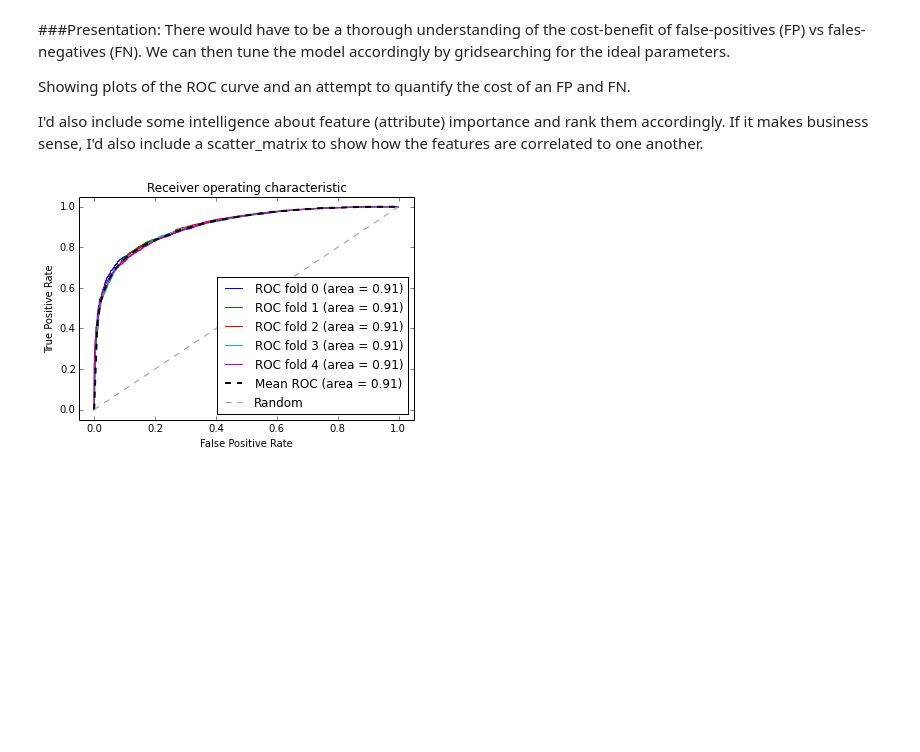
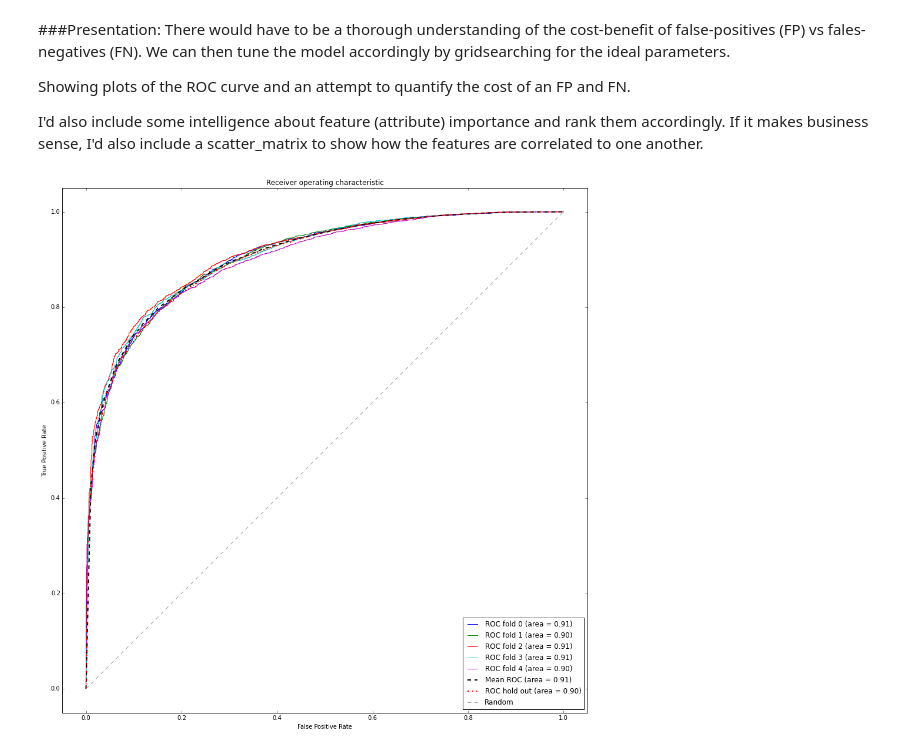
Before and after one commit to asharma567/Income-Prediction-Census-Data-UCI, a Jupyter notebook: UCI_Classification_Problem.ipynb, the cells around one changed output. Cells and saved outputs as stored; diff of their text form; code cells hidden in the pictures; blank space fills up the shorter version.

```diff
--- a/UCI_Classification_Problem.ipynb
+++ b/UCI_Classification_Problem.ipynb
@@ -82,3 +44,16 @@ def get_scores(classifier, X_train, X_test, y_train, y_test, **kwargs):
+# %%
+def dummy_it(input_df):
+
+    # making empty DF
+    new_df = pd.DataFrame()
+
+    # every column that's not a categorical column, we dummytize
+    for col in input_df.columns:
+        if input_df[col].dtype == 'float64' or input_df[col].dtype == 'int64':
+            new_df = pd.concat( [new_df, input_df[col]], axis=1 )
+        else:
+            new_df = pd.concat( [new_df, pd.get_dummies(input_df[col]) ], axis=1 )
+    return new_df
 # %%
 df_train_cleaned = df_train.dropna()
 df_test_cleaned = df_test.dropna()
@@ -109,19 +85,3 @@ y_test = label_binarize(y_test.ravel(), classes = ['>50K.', '<=50K.'])
 # %%
 X_train_dummytized = dummy_it(X_train)
 X_test_dummytized = dummy_it(X_test)
-
-a = X_train_dummytized.columns.tolist()
-b = X_test_dummytized.columns.tolist()
-# %%
-#finding the column missing in our test set, as suspected it was a dummy column
-#for the sake of this exercise and this exercise only I'm going
-#to drop 'Holand-Netherlands''
-#clear alternative would be to add a column of 0s
-
-#'Holand-Netherlands'
-drop_this_col = [col for col in X_train_dummytized if col not in b][0]
-
-X_train_dummytized.pop(drop_this_col)
-
-print X_train_dummytized.shape
-print X_test_dummytized.shape
@@ -166,7 +158,3 @@ FP and FN.
 I'd also include some intelligence about feature (attribute) importance
 and rank them accordingly. If it makes business sense, I'd also include
 a scatter_matrix to show how the features are correlated to one another.
-# %%
-plot_roc(X_dummytized, y.flatten(), LogisticRegression)
-# %% [output]
-[figure, removed]
@@ -172,0 +219,11 @@ plot_roc(X_dummytized, y.flatten(), LogisticRegression)
+# %%
+# adding another line for a ROC plot
+plot_roc(
+X_train_dummytized_scaled,
+y_train.flatten(),
+X_test_dummytized_scaled,
+y_test.flatten(),
+LogisticRegression,
+)
+# %% [output]
+[figure, added]
```
Also changed, not shown: parts of 18 cells of this notebook.
